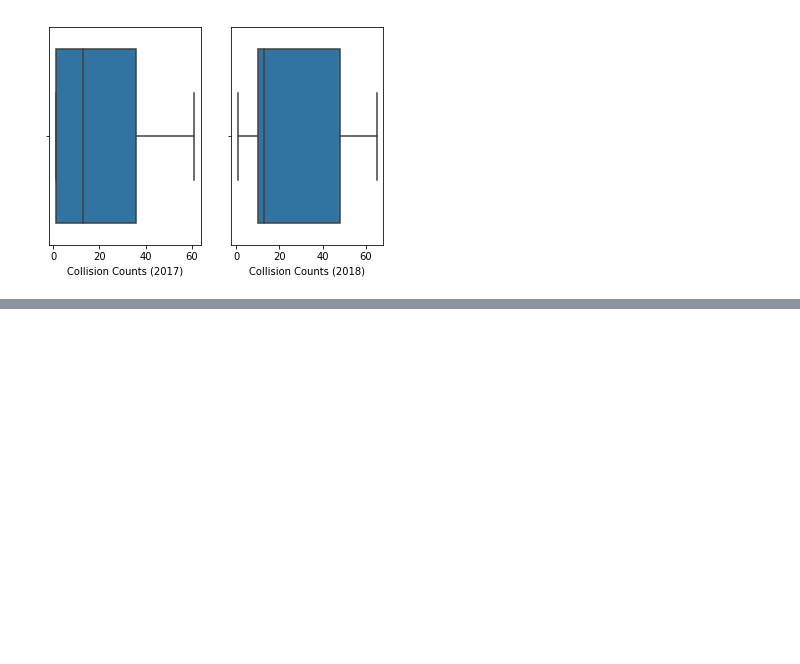
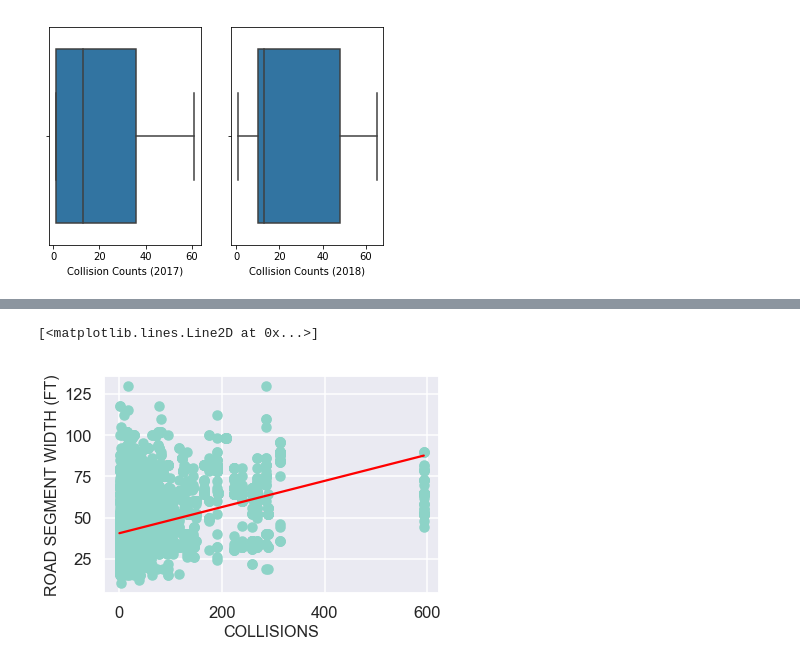
Before and after one commit to rileyfroehlich/COGS-108-Final-Project, a Jupyter notebook: Final_Project.ipynb, the cells around one changed output, grey strips where cells are left out. Cells and saved outputs as stored; diff of their text form; code cells hidden in the pictures; blank space fills up the shorter version.

```diff
--- a/Final_Project.ipynb
+++ b/Final_Project.ipynb
@@ -260,0 +274,16 @@ Matplotlib is currently using module://ipykernel.pylab.backend_inline, which is
+# %%
+# best fit line over scatter plot
+a, b = np.polyfit(df_index_collisions['collisions'], df_index_collisions['seg_width_ft'], 1)
+# start and end for line
+in_oci = np.arange(0, max(df_index_collisions['collisions']) + 1)
+# apply prediction formula for best fit
+pred_oci = a * in_oci + b
+
+# create scatter plot with x-axis as collisions over 3 years, and y-axis as the road segment width
+plt.scatter(df_index_collisions['collisions'], df_index_collisions['seg_width_ft'])
+plt.xlabel('COLLISIONS', fontsize = 16)
+plt.ylabel('ROAD SEGMENT WIDTH (FT)', fontsize = 16)
+plt.plot(in_oci, pred_oci, color = "red")
+# %% [output]
+[<matplotlib.lines.Line2D at 0x...>]
+[figure, added]
```
Also changed, not shown: parts of 8 cells of this notebook.
